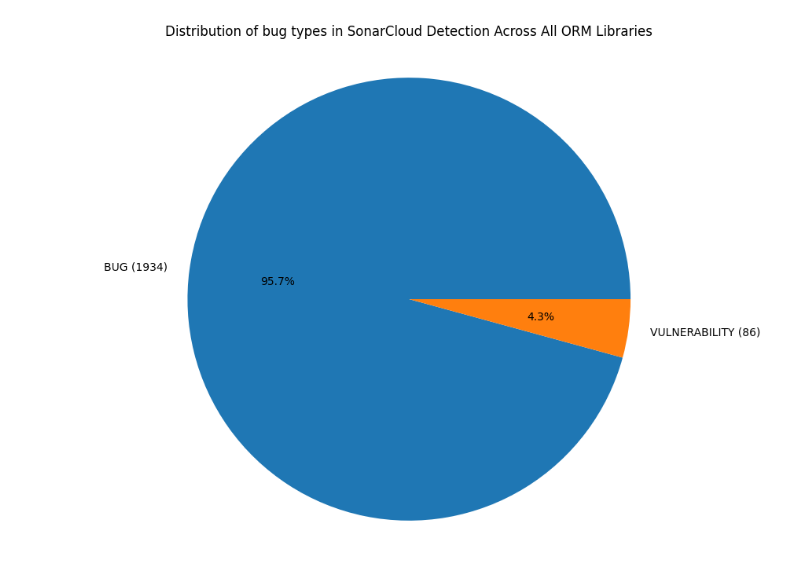
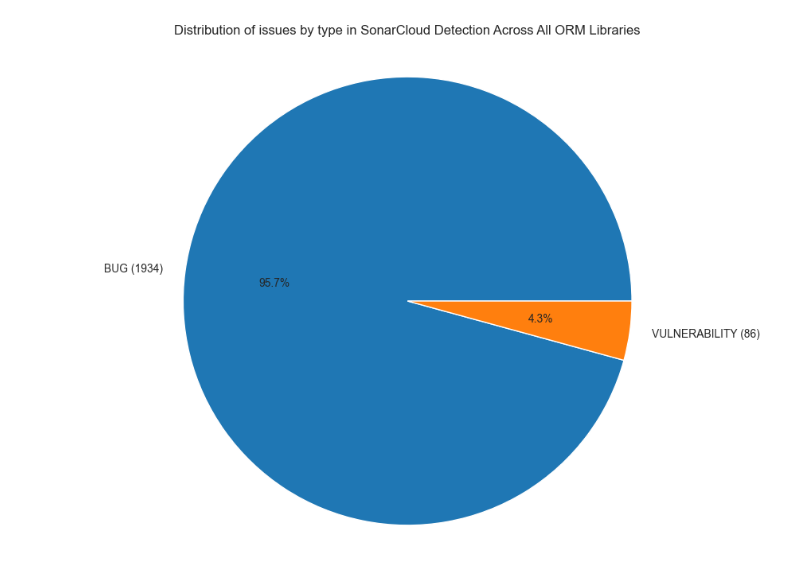
Before and after one commit to Hashir-Jamil/static-analysis-tools-comparison, a Jupyter notebook: static_analysis_data.ipynb, the cells around one changed output. Cells and saved outputs as stored; diff of their text form; code cells hidden in the pictures.

```diff
--- a/static_analysis_data.ipynb
+++ b/static_analysis_data.ipynb
@@ -38,35 +38,36 @@ import matplotlib.pyplot as plt
 
 csv_paths = [
     "sonarcloud_data/sonarcloud_ebean.csv",
     "sonarcloud_data/sonarcloud_hibernate-orm.csv",
     "sonarcloud_data/sonarcloud_openjpa.csv",
     "sonarcloud_data/sonarcloud_ponyorm.csv",
     "sonarcloud_data/sonarcloud_sqlalchemy.csv"
 ]
 
 ebean_df = pd.read_csv(csv_paths[0])
 ebean_df['package'] = 'ebean'
 hibernate_df = pd.read_csv(csv_paths[1])
 hibernate_df['package'] = 'hibernate'
 openjpa_df = pd.read_csv(csv_paths[2])
 openjpa_df['package'] = 'openjpa'
 ponyorm_df = pd.read_csv(csv_paths[3])
 ponyorm_df['package'] = 'ponyorm'
 sqlalchemy_df = pd.read_csv(csv_paths[4])
 sqlalchemy_df['package'] = 'sqlalchemy'
 
 sonarcloud_df = pd.concat([ebean_df, hibernate_df, openjpa_df, openjpa_df, ponyorm_df, sqlalchemy_df], ignore_index=True)
 sonarcloud_df = sonarcloud_df[['package','file_path','line_number','type','severity','description']]
 
 sonarcloud_type_proportion = sonarcloud_df['type'].value_counts()
 
 plt.figure(figsize=(8,8))
 plt.pie(sonarcloud_type_proportion, labels=[f"{index} ({sonarcloud_type_proportion[index]})" for index in sonarcloud_type_proportion.index],autopct='%1.1f%%')
-plt.title('Distribution of bug types in SonarCloud Detection Across All ORM Libraries', pad=20)
+plt.title('Distribution of issues by type in SonarCloud Detection Across All ORM Libraries', pad=20)
 plt.axis('equal')
+plt.savefig("plots/sonar_issue_type_distribution.pdf", format="pdf", bbox_inches="tight")
 plt.show()
 # %% [output]
-[figure, old version]
+[figure, new version]
 # %%
 sonarcloud_package_proportion = sonarcloud_df['package'].value_counts()
 
```
Also changed, not shown: parts of 1 cell of this notebook, 2 other files.
